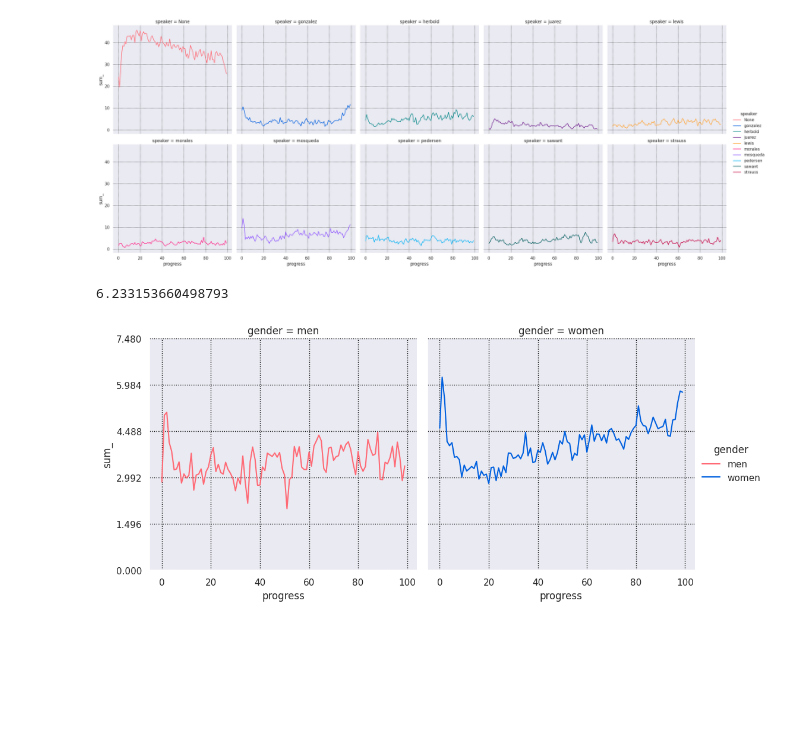
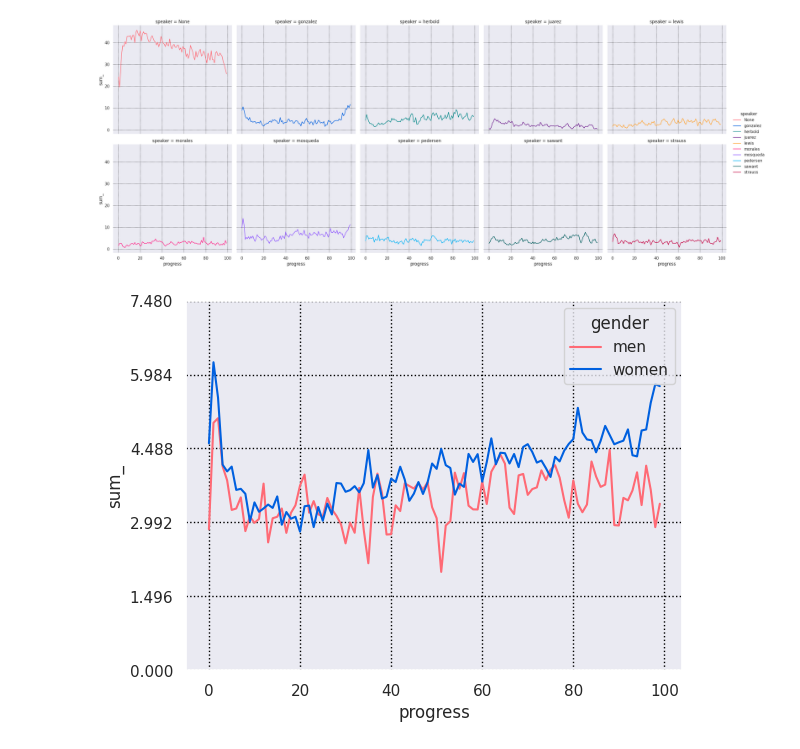
Before and after one commit to PugetSoundClinic-PIT/speakerbox-analysis, a Jupyter notebook: plotting-speaker-times.ipynb, the cells around one changed output. Cells and saved outputs as stored; diff of their text form; code cells hidden in the pictures; blank space fills up the shorter version.

Commit message:
Updates to plotting

```diff
--- a/plotting-speaker-times.ipynb
+++ b/plotting-speaker-times.ipynb
@@ -90,14 +90,11 @@ selected_cols = results.filled_timeseries[["gender", "progress", "sum_"]]
 selected_cols = selected_cols.loc[selected_cols.gender != "None"]
 mean_sum = selected_cols.groupby(["gender", "progress"]).agg("mean").reset_index()
 mean_sum["adjusted_sum_"] = mean_sum.apply(lambda r: r.sum_ / 6 if r.gender == "women" else r.sum_ / 3, axis=1)
-mean_sum.sum_.max()
-# %% [output]
-6.233153660498793
 # %%
 import numpy as np
-g = sns.relplot(data=mean_sum, x="progress", y="sum_", col="gender", hue="gender", kind="line")
+g = sns.lineplot(data=mean_sum, x="progress", y="sum_", hue="gender")
 g.set(yticks=np.linspace(0, mean_sum.sum_.max() * 1.2, 6))
 plt.savefig("mean-windowed-speaking-time-gendered.png", bbox_inches="tight")
 # %% [output]
-[figure, old version]
+[figure, new version]
 # %%
```
Also changed, not shown: parts of 1 cell of this notebook.
